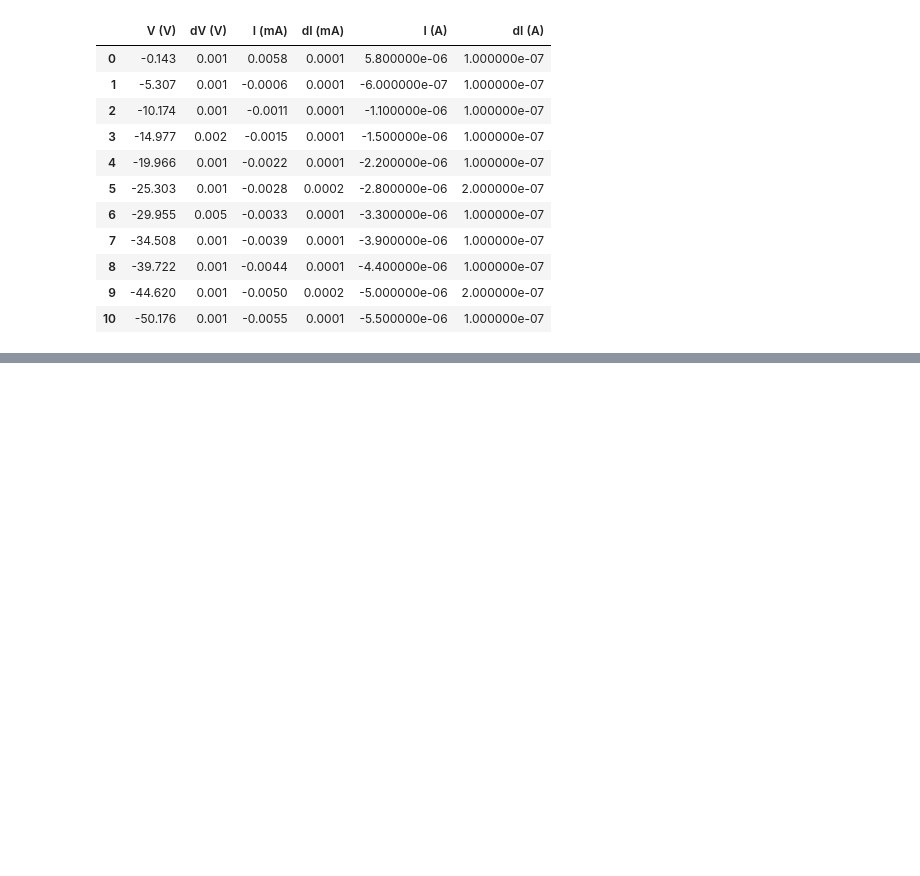
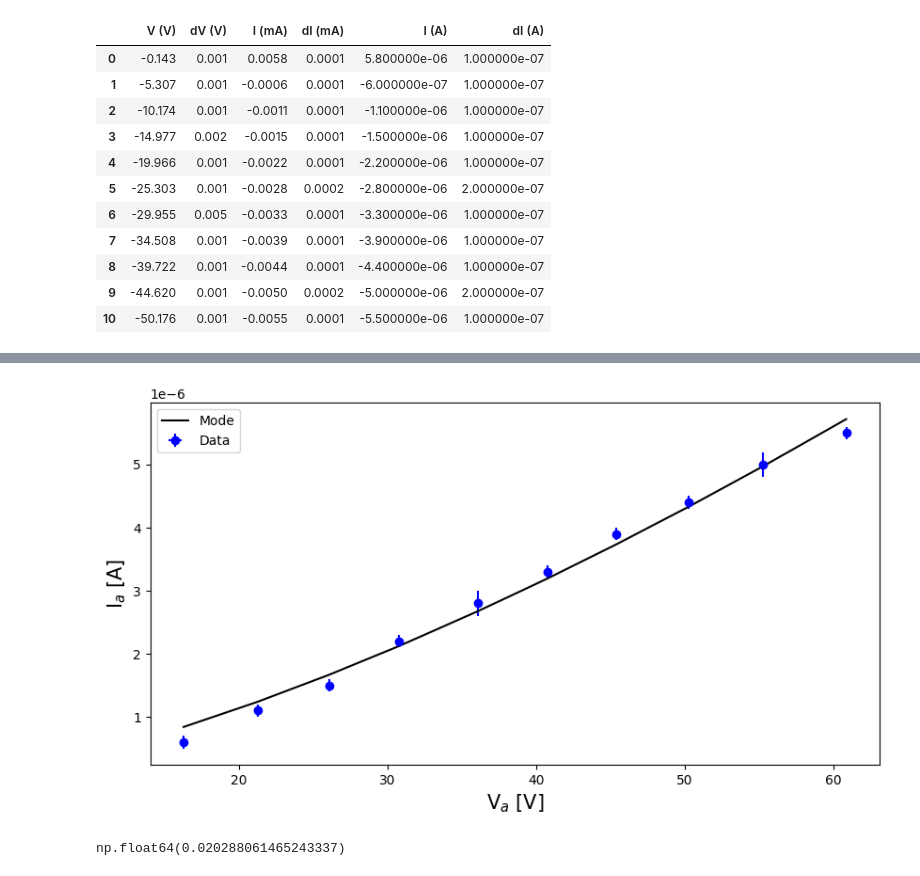
Before and after one commit to devkhullar/phys2925, a Jupyter notebook: e_m_experiment/code/analysis.ipynb, the cells around one changed output, grey strips where cells are left out. Saved outputs shown, nothing was run; the diff lists cells and outputs as text; code cells hidden in the pictures; blank space fills up the shorter version.

```diff
--- a/e_m_experiment/code/analysis.ipynb
+++ b/e_m_experiment/code/analysis.ipynb
@@ -293,0 +411,43 @@ sns.scatterplot(
+# %%
+fig, ax = plt.subplots(nrows=1, ncols=1, figsize=(10, 5))
+# sns.scatterplot(
+#     x=data_f['V (V)'][1:],
+#     y=data_f['I (A)'][1:].abs(),
+#     color='blue',
+#     label='Data',
+#     ax=ax,
+#     s=100
+# )
+
+ax.errorbar(
+    data_f['V (V)'][1:]+11,
+    data_f['I (A)'][1:].abs(),
+    fmt='o',
+    yerr=data_f['dI (A)'][1:],
+    xerr=data_f['dV (V)'][1:],
+    color='blue',
+    label='Data'
+)
+
+params, covariance = curve_fit(power_law, data_f['V (V)'][1:]+11, data_f['I (A)'][1:].abs())
+c_fit, k_fit = params
+ax.plot(
+    data_f['V (V)'][1:]+11,
+    power_law(data_f['V (V)'][1:]+11, c_fit, k_fit),
+    c='k',
+    label='Mode'
+)
+
+ax.set_xlabel(r'V$_a$ [V]', fontsize=fontsize)
+ax.set_ylabel(r'I$_a$ [A]', fontsize=fontsize)
+
+plt.legend()
+plt.savefig('../tex/figures/thermionic_emission_run_3.png', bbox_inches='tight')
+# %% [output]
+[figure, added]
+# %%
+perr = np.sqrt(np.diag(covariance))
+error_in_exponent = perr[1]
+error_in_exponent
+# %% [output]
+np.float64(0.020288061465243337)
```
Also changed, not shown: parts of 28 cells of this notebook, 18 other files.
